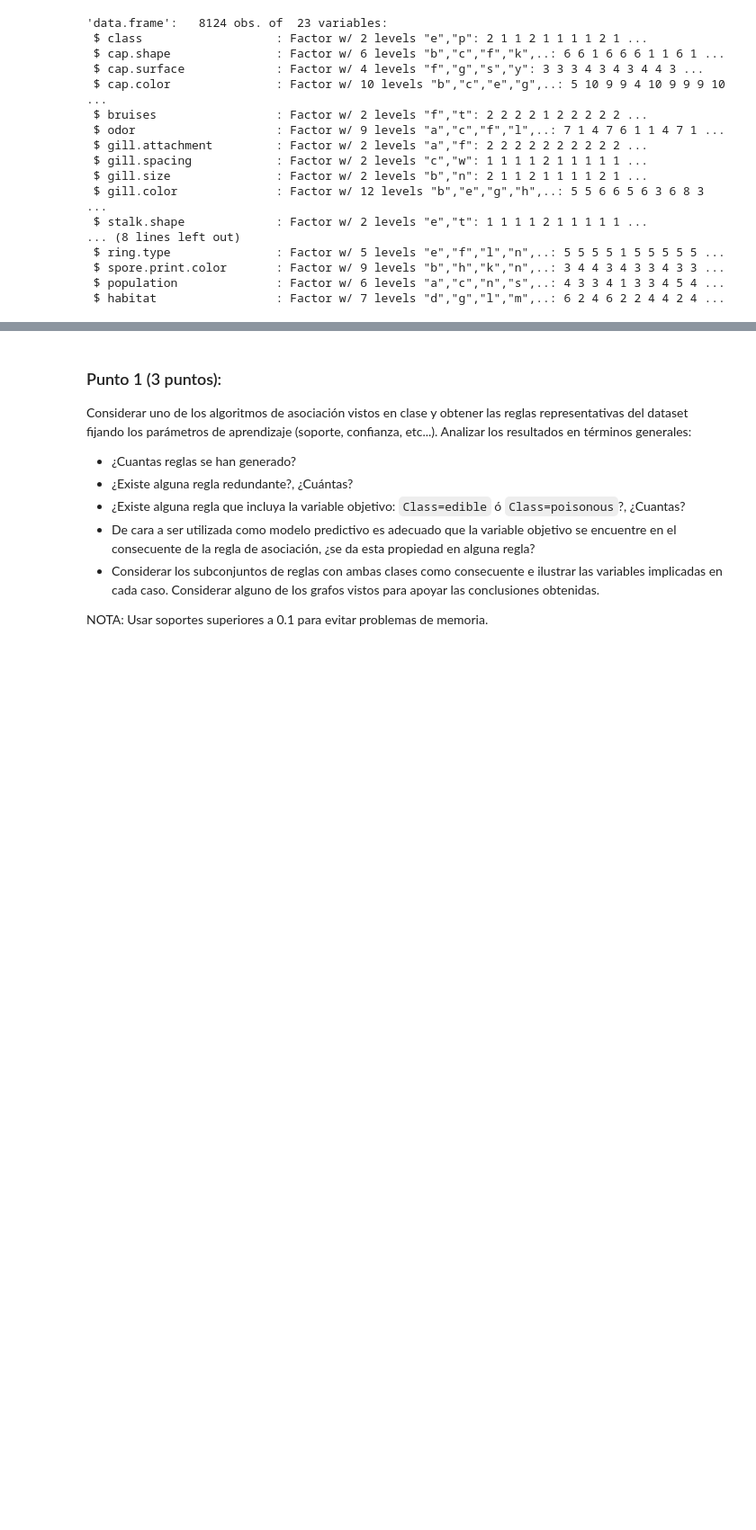
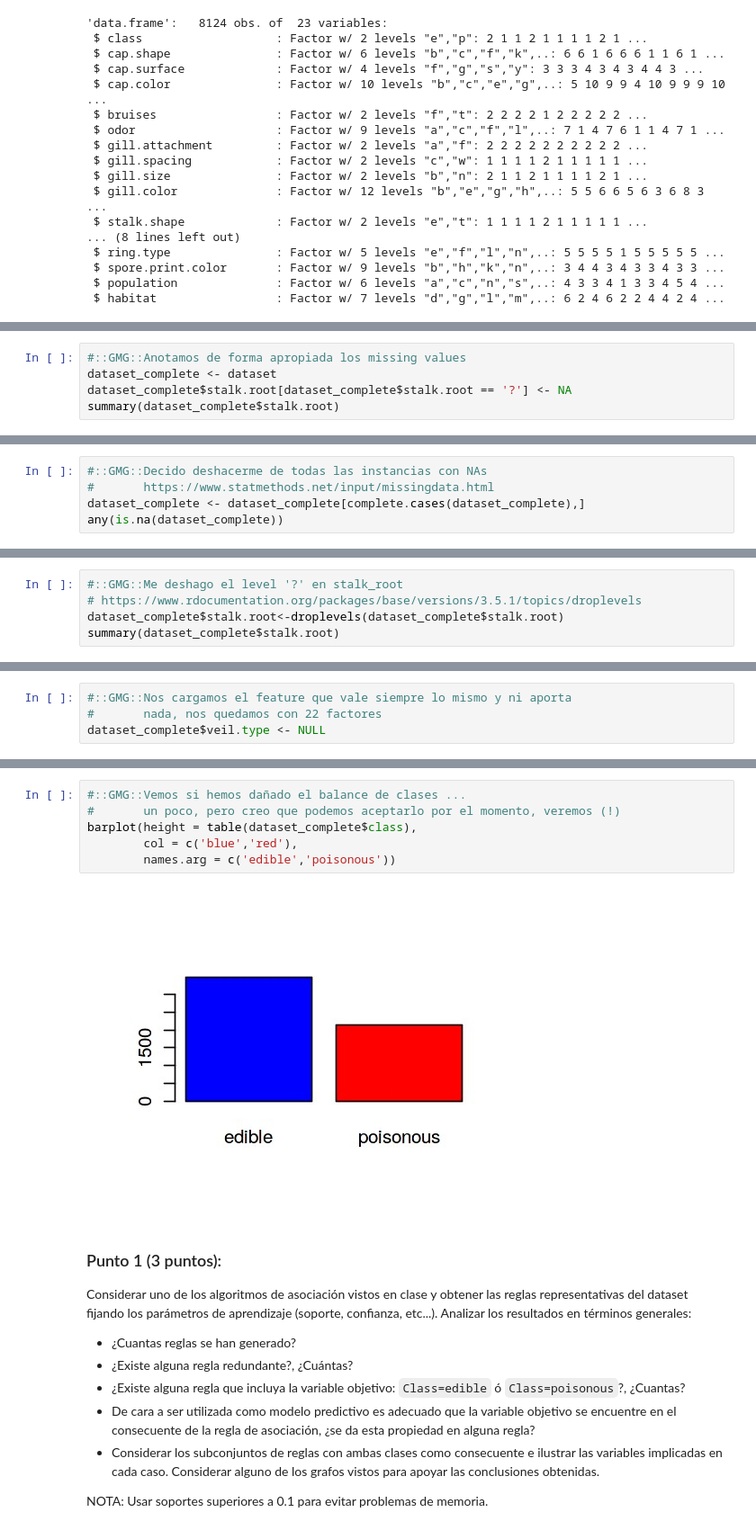
Before and after one commit to yerartdev/uc-m1966-datamining, a Jupyter notebook: d1/t1-m1966-variable-categorica.ipynb, the cells around one changed output, grey strips where cells are left out. Shown at 90% size. Saved outputs shown, nothing was run; the diff lists cells and outputs as text; blank space fills up the shorter version.

```diff
--- a/d1/t1-m1966-variable-categorica.ipynb
+++ b/d1/t1-m1966-variable-categorica.ipynb
@@ -142,0 +120,5 @@ for(i in 1:length(mushroom_table)) {
+# %%
+#::GMG::Anotamos de forma apropiada los missing values
+dataset_complete <- dataset
+dataset_complete$stalk.root[dataset_complete$stalk.root == '?'] <- NA
+summary(dataset_complete$stalk.root)
@@ -142,0 +128,5 @@ for(i in 1:length(mushroom_table)) {
+# %%
+#::GMG::Decido deshacerme de todas las instancias con NAs
+#       https://www.statmethods.net/input/missingdata.html
+dataset_complete <- dataset_complete[complete.cases(dataset_complete),]
+any(is.na(dataset_complete))
@@ -142,0 +135,5 @@ for(i in 1:length(mushroom_table)) {
+# %%
+#::GMG::Me deshago el level '?' en stalk_root
+# https://www.rdocumentation.org/packages/base/versions/3.5.1/topics/droplevels
+dataset_complete$stalk.root<-droplevels(dataset_complete$stalk.root)
+summary(dataset_complete$stalk.root)
@@ -142,0 +143,4 @@ for(i in 1:length(mushroom_table)) {
+# %%
+#::GMG::Nos cargamos el feature que vale siempre lo mismo y ni aporta
+#       nada, nos quedamos con 22 factores
+dataset_complete$veil.type <- NULL
@@ -143,3 +167,11 @@ for(i in 1:length(mushroom_table)) {
+# %%
+#::GMG::Vemos si hemos dañado el balance de clases ...
+#       un poco, pero creo que podemos aceptarlo por el momento, veremos (!)
+barplot(height = table(dataset_complete$class),
+        col = c('blue','red'),
+        names.arg = c('edible','poisonous'))
+# %% [output]
+[figure, added]
 # %% [markdown]
 ### Punto 1 (3 puntos):
 
```
Also changed, not shown: parts of 18 cells of this notebook.
